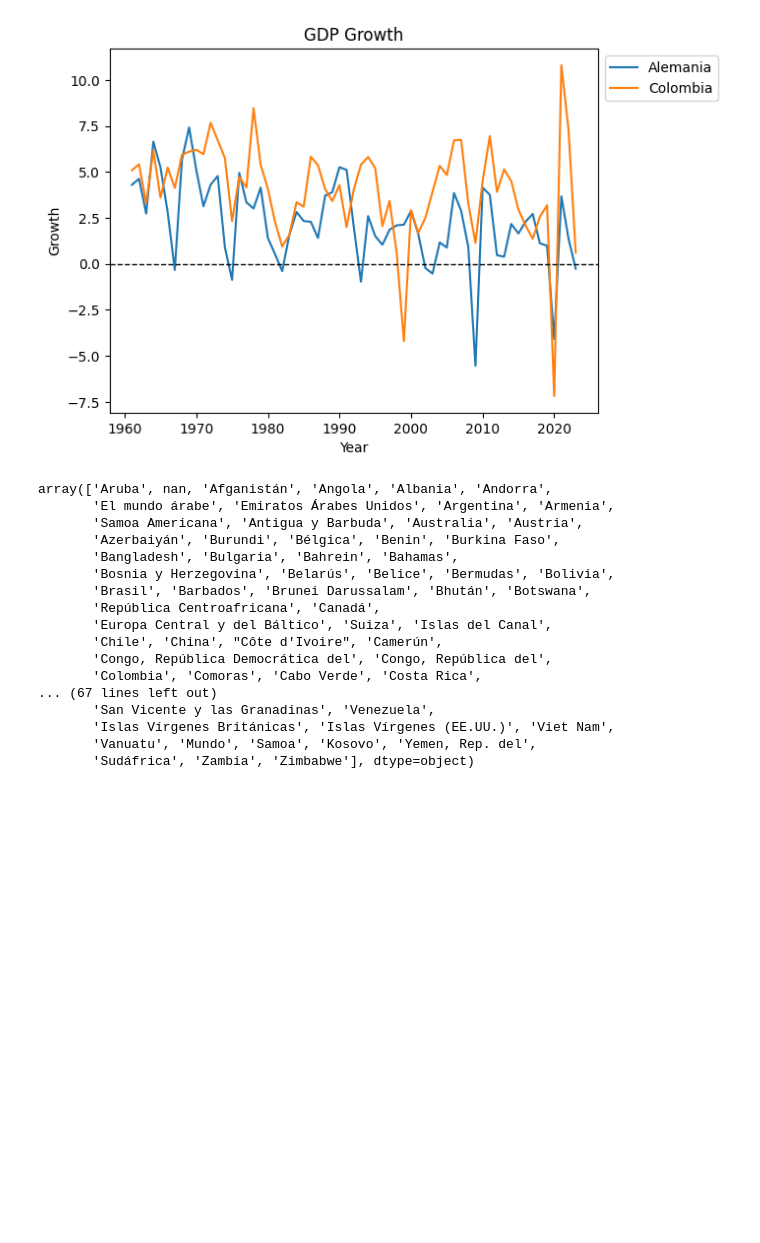
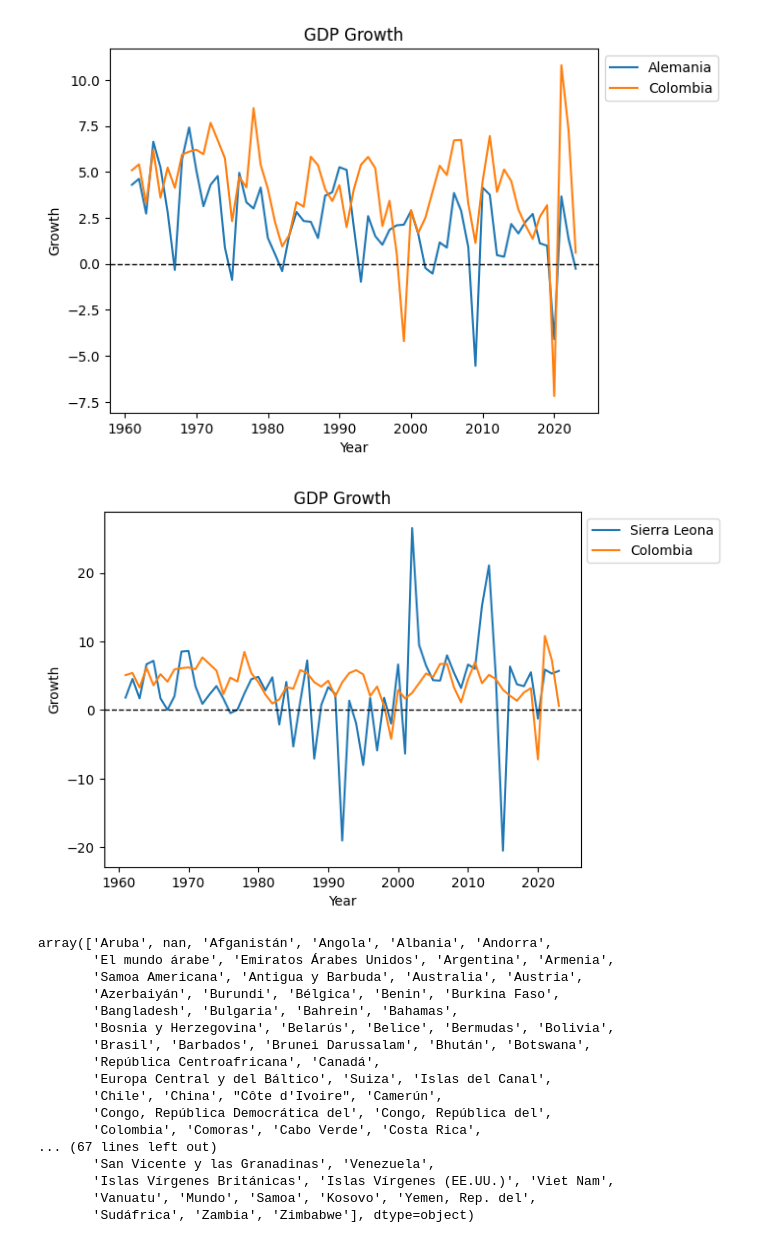
Before and after one commit to nicodigos/gdp-growth-chart, a Jupyter notebook: GDPGrowth.ipynb, the cells around one changed output. Drawn from its saved outputs; the diff is of its cells as text; code cells hidden in the pictures; blank space fills up the shorter version.

```diff
--- a/GDPGrowth.ipynb
+++ b/GDPGrowth.ipynb
@@ -108,6 +112,12 @@ plot_country_pib_year_range(1960, 2023, ['Alemania',
                                         ])
 # %% [output]
 [figure]
+# %%
+plot_country_pib_year_range(1960, 2023, ['Sierra Leona',
+                                         'Colombia'
+                                        ])
+# %% [output]
+[figure, added]
 # %%
 df['Country Name'].unique()
 # %% [output]
```
Also changed, not shown: parts of 6 cells of this notebook, 1 other file.
